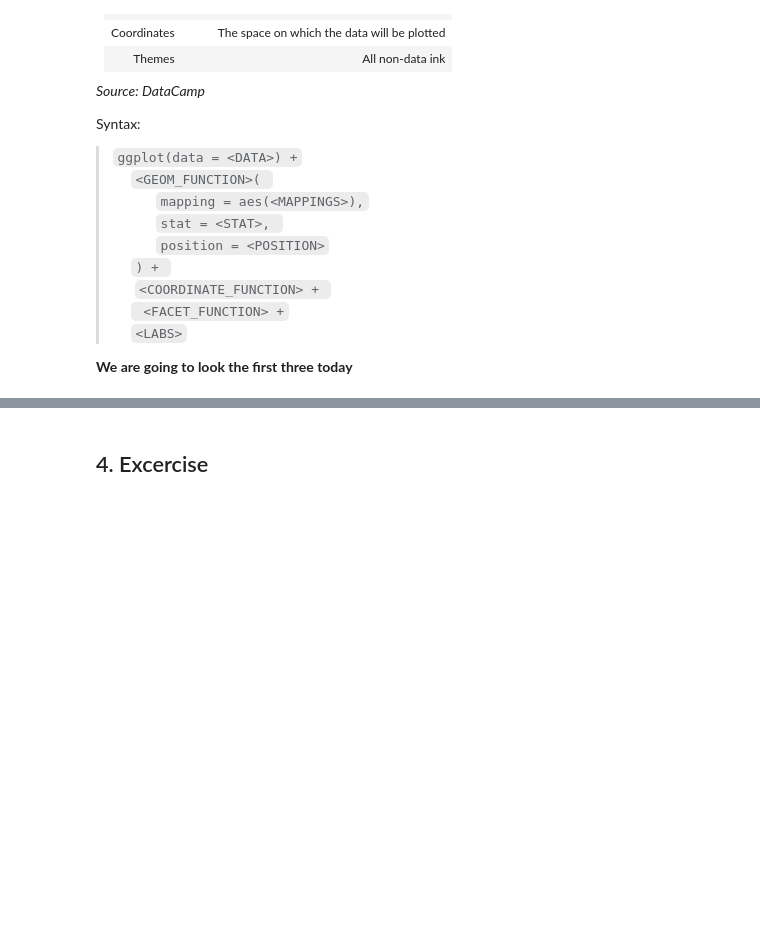
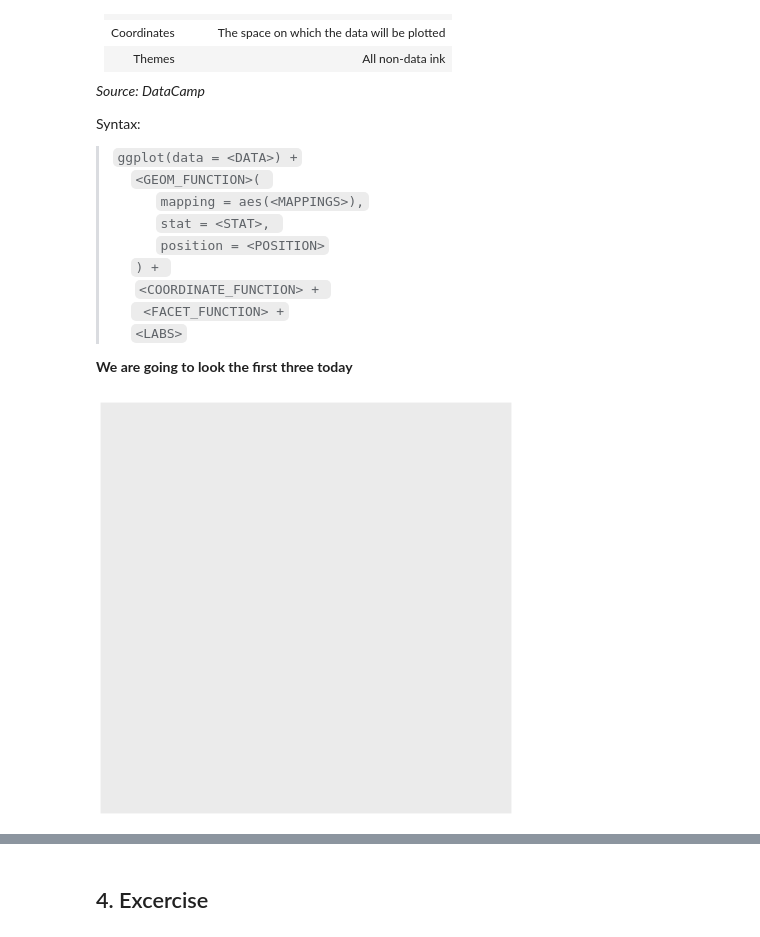
Before and after one commit to bosafoagyare/web-academic, a Jupyter notebook: content/courses/stats306-W22/Lab-Notes/lab01_solution.ipynb, the cells around one changed output, grey strips where cells are left out. Drawn from its saved outputs; the diff is of its cells as text; code cells hidden in the pictures; blank space fills up the shorter version.

```diff
--- a/content/courses/stats306-W22/Lab-Notes/lab01_solution.ipynb
+++ b/content/courses/stats306-W22/Lab-Notes/lab01_solution.ipynb
@@ -252,6 +415,10 @@ Syntax:
 
 
 **We are going to look the first three today**
+# %%
+ggplot(data = dat)
+# %% [output]
+[figure, added]
 # %%
 ## Scatter plot of Life Expectancy against GDP per capita
 ggplot(data = dat) +
```
Also changed, not shown: parts of 49 cells of this notebook.
